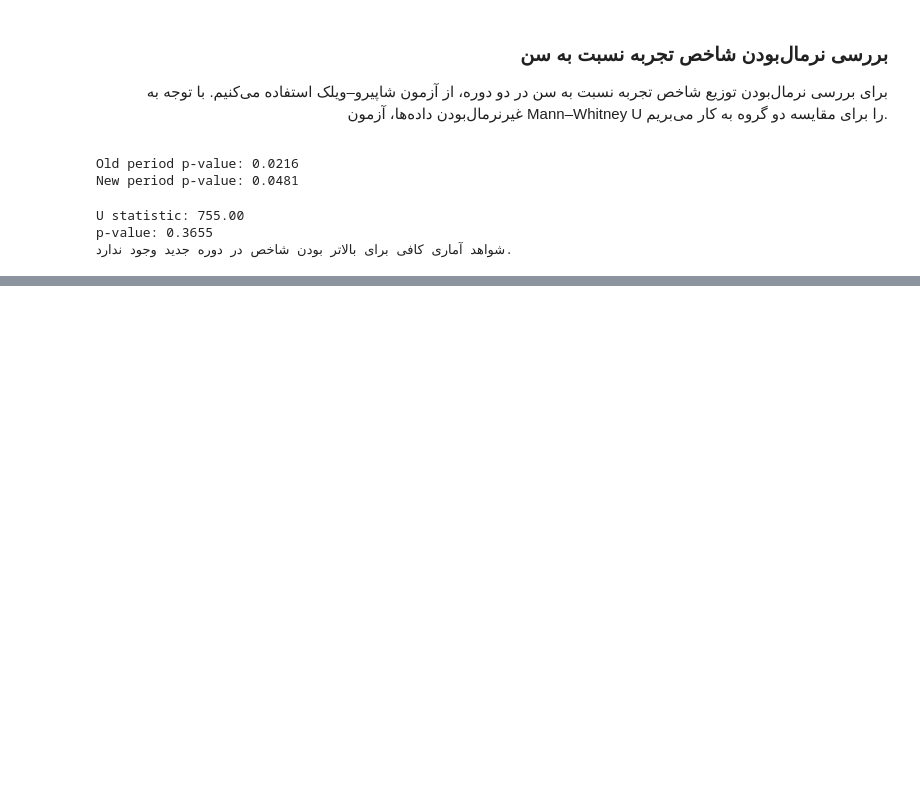
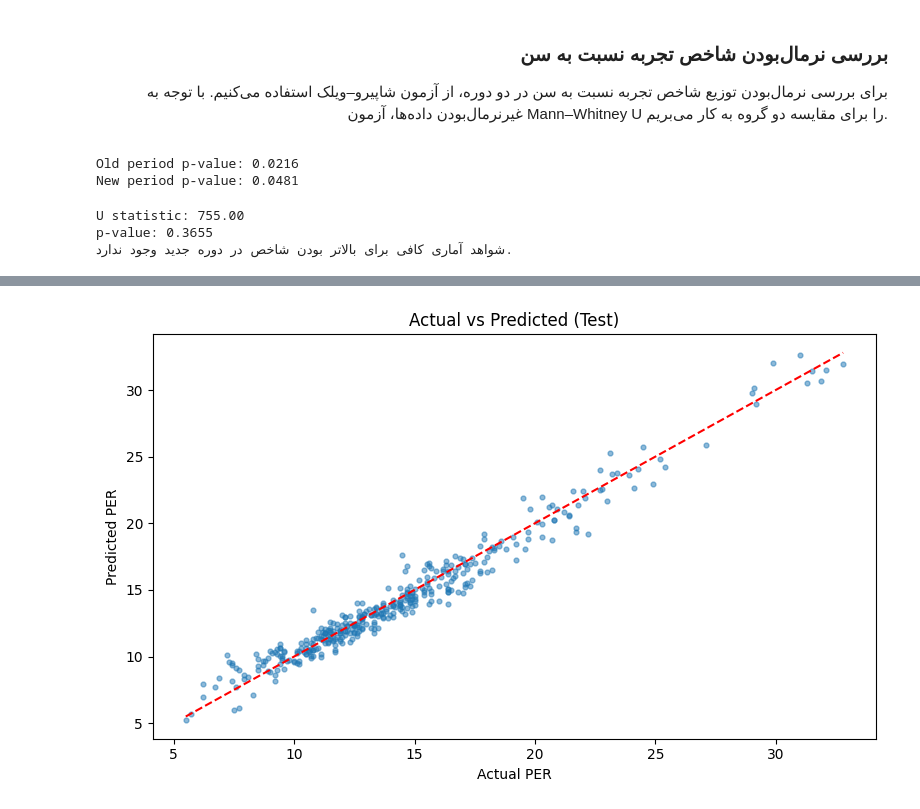
Before and after one commit to bahramzarean/QBC-Group3-EDA-NBA-Analysis, a Jupyter notebook: NBA/NBA_EDA.ipynb, the cells around one changed output, grey strips where cells are left out. Drawn from its saved outputs; the diff is of its cells as text; code cells hidden in the pictures; blank space fills up the shorter version.

```diff
--- a/NBA/NBA_EDA.ipynb
+++ b/NBA/NBA_EDA.ipynb
@@ -616,0 +817,18 @@ Median difference (New - Old): 0.016
+# %%
+pred = model.predict(X_test)
+
+plt.figure(figsize=(8, 5))
+
+plt.scatter(y_test, pred, s=12, alpha=0.5)
+
+lim = [y_test.min(), y_test.max()]
+plt.plot(lim, lim, "r--")
+
+plt.title("Actual vs Predicted (Test)")
+plt.xlabel("Actual PER")
+plt.ylabel("Predicted PER")
+
+plt.tight_layout()
+plt.show()
+# %% [output]
+[figure, added]
```
Also changed, not shown: parts of 19 cells of this notebook.
